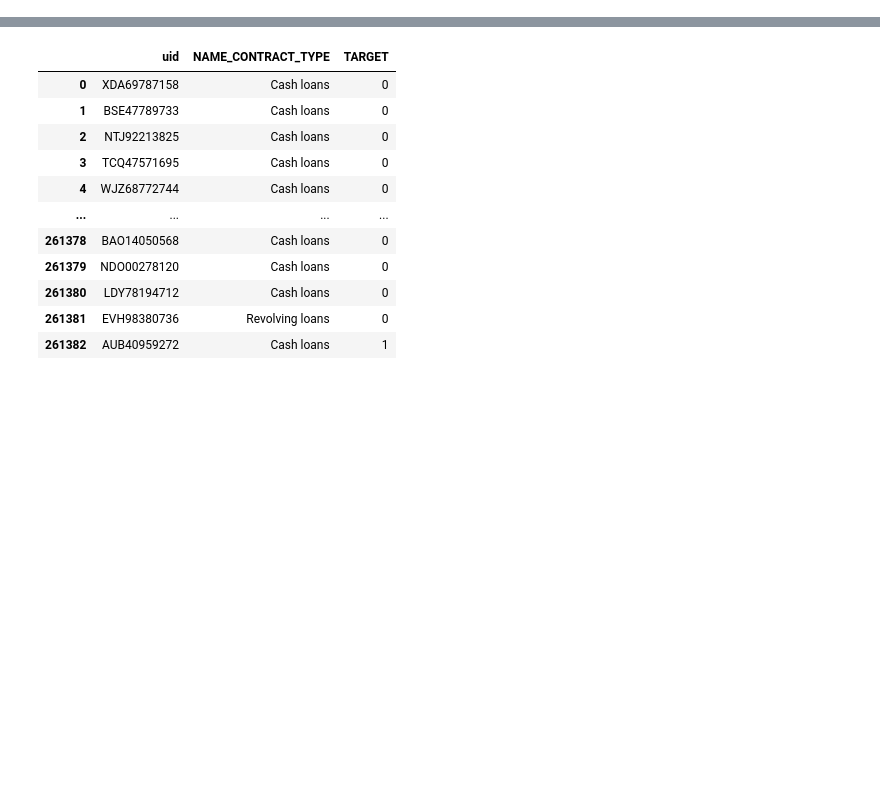
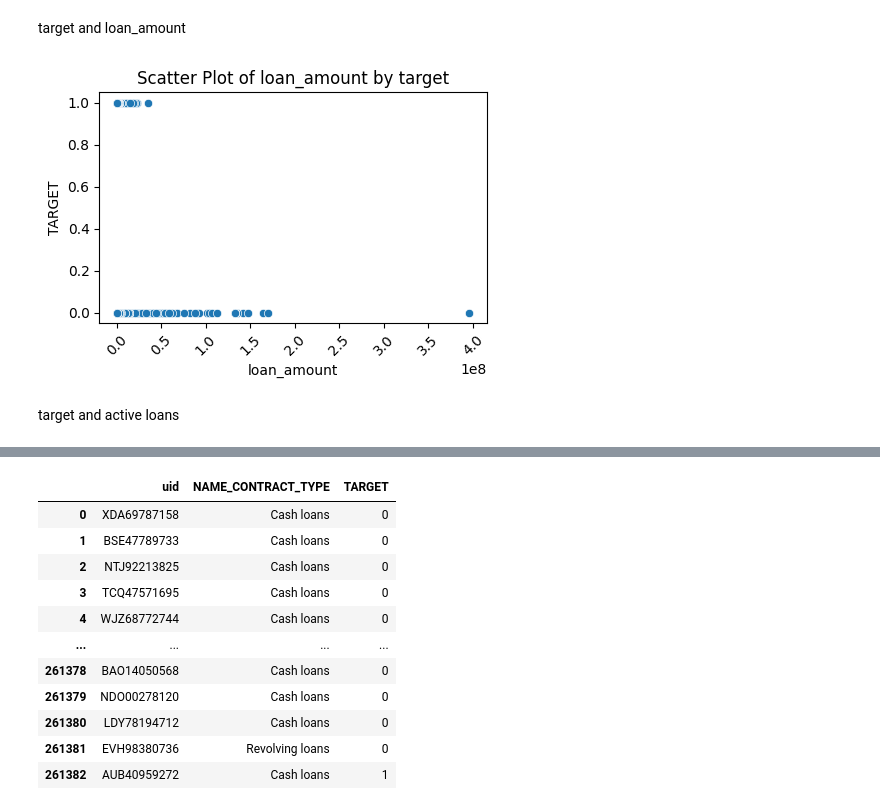
Before and after one commit to rakesh-kumar-k/monsoon-credit-tech-assessment, a Jupyter notebook: main_modelling_notebook.ipynb, the cells around one changed output, grey strips where cells are left out. Cells and saved outputs as stored; diff of their text form; code cells hidden in the pictures; blank space fills up the shorter version.

```diff
--- a/main_modelling_notebook.ipynb
+++ b/main_modelling_notebook.ipynb
@@ -18,0 +164,15 @@ train_df = pd.read_csv("data/train/train_flag.csv")
+# %% [markdown]
+target and loan_amount
+# %%
+# Plot scatter plot
+plt.figure(figsize=(5, 3))
+sns.scatterplot(y='TARGET', x='loan_amount', data=accounts_data_train_eda)
+plt.ylabel('TARGET')
+plt.xlabel('loan_amount')
+plt.title('Scatter Plot of loan_amount by target')
+plt.xticks(rotation=45)
+plt.show()
+# %% [output]
+[figure, added]
+# %% [markdown]
+target and active loans
```
Also changed, not shown: parts of 120 cells of this notebook, 1 other file.
